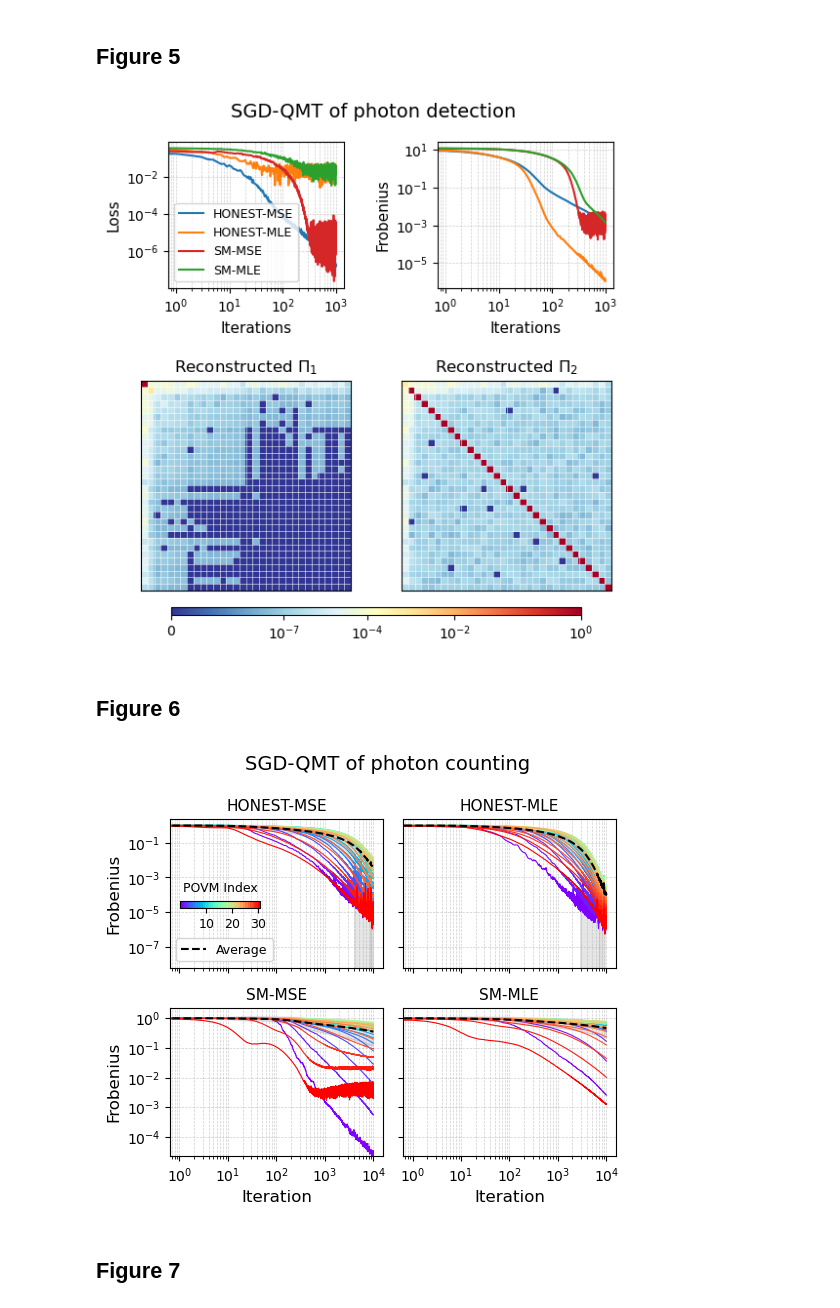
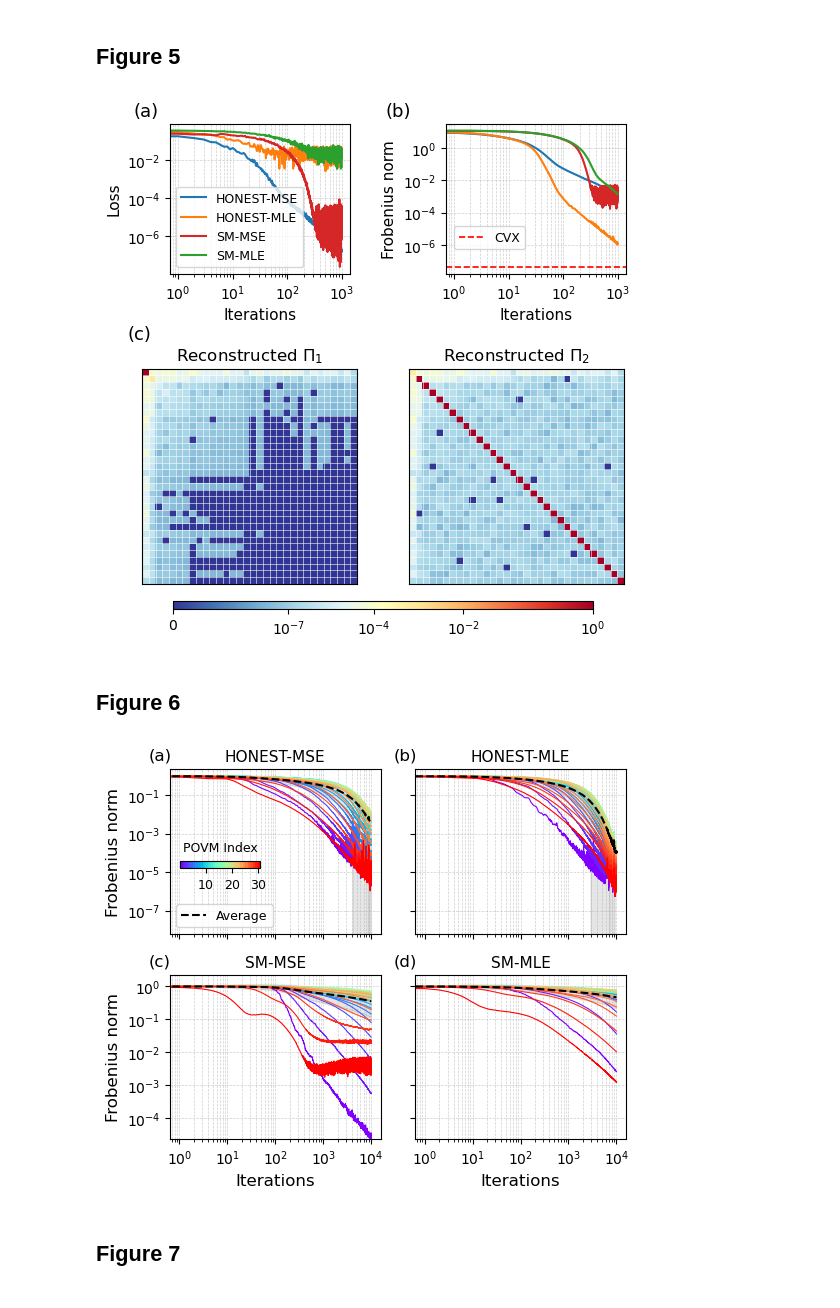
Before and after one commit to agtomo/SGD-QMT, a Jupyter notebook: data_and_paper_plots/PaperPlots.ipynb, the cells around one changed output. Cells and saved outputs as stored; diff of their text form; code cells hidden in the pictures.

```diff
--- a/data_and_paper_plots/PaperPlots.ipynb
+++ b/data_and_paper_plots/PaperPlots.ipynb
@@ -581,6 +649,8 @@ def plot_analysis_with_recon_povms_heatmap(results, recon_povms, m, cmap="copper
 
     # --- Top row: Loss plot ---
     ax1 = fig.add_subplot(2, 2, 1)
+    ax1.text(-0.2, 1.05, "(a)", transform=ax1.transAxes, fontsize=13)
+
     for i, (_, _, _, _, _, losses, method_name, _) in enumerate(results):
         ax1.plot(losses, label=method_name, color=colors[i], linewidth=1.5)
     ax1.set_xlabel("Iterations", fontsize=11)
@@ -593,14 +663,28 @@ def plot_analysis_with_recon_povms_heatmap(results, recon_povms, m, cmap="copper
 
     # --- Top row: Frobenius plot ---
     ax2 = fig.add_subplot(2, 2, 2)
+    ax2.text(1.2, 1.05, "(b)", transform=ax1.transAxes, fontsize=13)
+
     for i, (_, avg_frob, std_frob, _, _, _, method_name, _) in enumerate(results):
         num_steps = len(avg_frob)
         ax2.plot(avg_frob, label=method_name, color=colors[i], linewidth=1.5)
         ax2.fill_between(np.arange(num_steps),
                          avg_frob - std_frob, avg_frob + std_frob,
-                         color=colors[i], alpha=0.2)
+                         color=colors[i], alpha=0.2, label="_nolegend_")
+    # --- Add CVX line ---
+    cvx_line = ax2.axhline(4.469067782508773e-08, color="red", linestyle="--", linewidth=1.2, label="CVX")
+    # --- Legend only for CVX ---
+    # --- Legend ONLY for CVX ---
+    ax2.legend(
+        handles=[cvx_line],
+        labels=["CVX"],
+        loc="lower left",
+        bbox_to_anchor=(0.01, 0.12),
+        fontsize=9,
+        frameon=True)
+
     ax2.set_xlabel("Iterations", fontsize=11)
-    ax2.set_ylabel("Frobenius", fontsize=11)
+    ax2.set_ylabel("Frobenius norm", fontsize=11)
     ax2.set_xscale("log")
     ax2.set_yscale("log")
     ax2.grid(True, which="both", linestyle="--", linewidth=0.5, alpha=0.6)
@@ -627,6 +711,9 @@ def plot_analysis_with_recon_povms_heatmap(results, recon_povms, m, cmap="copper
         ax.set_xticks([])
         ax.set_yticks([])
 
+    # Label (c) for the bottom row
+    fig.text(0.03, 0.42, "(c)", fontsize=13)
+
     # --- Common colorbar ---
     cbar_ax = fig.add_axes([0.105, -0.12, 0.7, 0.015])
     cbar = fig.colorbar(im, cax=cbar_ax, orientation='horizontal')
@@ -642,9 +729,9 @@ def plot_analysis_with_recon_povms_heatmap(results, recon_povms, m, cmap="copper
             tick_labels.append(r"$10^{{{}}}$".format(exponent))
     cbar.set_ticklabels(tick_labels)
 
-    fig.suptitle("SGD-QMT of photon detection", fontsize=14, x=0.45, y=0.93)
-    # plt.savefig("photon_detection_iteration_analysis.pdf",
-    #             format="pdf", dpi=4000, bbox_inches="tight", pad_inches=0.01)
+    # fig.suptitle("SGD-QMT of photon detection", fontsize=14, x=0.45, y=0.93)
+    plt.savefig("photon_detection_iteration_analysis.pdf",
+                format="pdf", dpi=4000, bbox_inches="tight", pad_inches=0.01)
     plt.show()
 
 
@@ -675,7 +762,7 @@ plot_analysis_with_recon_povms_heatmap(loaded_results, recon_povms2, 2, cmap="Rd
                                             heatmap_x_shift=[0.018, 0.463],
                                             heatmap_y_shift=[-0.07, -0.07])
 # %% [output]
-[figure, old version]
+[figure, new version]
 # %% [markdown]
 ## Figure 6
 # %%
@@ -769,7 +856,7 @@ def plot_frobenius_only(results):
     """
     num_methods = len(results)
     rows, cols = 2, 2
-    fig, axs = plt.subplots(rows, cols, figsize=(5.4,4.7))
+    fig, axs = plt.subplots(rows, cols, figsize=(5.5,4.7))
     axs = axs.flatten()
 
     # ---------- Determine y-axis limits for top row ----------
@@ -786,6 +873,8 @@ def plot_frobenius_only(results):
     bottom_values = []
     for idx, (frob_array, avg_frob, std_frob, _, _, _, _) in enumerate(results):
         row, _ = divmod(idx, cols)
+
+
         if row == 1:  # bottom row only
             bottom_values.append(frob_array)
             bottom_values.append(avg_frob - std_frob)
@@ -798,9 +887,17 @@ def plot_frobenius_only(results):
         y_min_bottom, y_max_bottom = None, None
 
     # ---------- Plotting ----------
+    panel_labels = ["(a)", "(b)", "(c)", "(d)"]
     for col, (frob_array, avg_frob, std_frob, _, _, _, method_name) in enumerate(results):
         num_steps, num_povms = frob_array.shape
         ax = axs[col]
+
+        # ---- Add panel label ----
+        ax.text(
+            -0.1, 1.13, panel_labels[col],
+            transform=ax.transAxes,
+            fontsize=12,
+            va="top")
 
         # Colormap
         colors = cm.get_cmap("rainbow", num_povms)
@@ -841,13 +938,13 @@ def plot_frobenius_only(results):
             ax.set_ylabel("")
             ax.set_yticklabels([])
         else:
-            ax.set_ylabel("Frobenius", fontsize=12)
+            ax.set_ylabel("Frobenius norm", fontsize=12)
 
         if row == 0:  # top row → remove x-labels and ticks
             ax.set_xlabel("")
             ax.set_xticklabels([])
         else:
-            ax.set_xlabel("Iteration", fontsize=12)
+            ax.set_xlabel("Iterations", fontsize=12)
 
         # Legend + colorbar only in first subplot
         if col == 0:
@@ -857,36 +954,36 @@ def plot_frobenius_only(results):
             sm = plt.cm.ScalarMappable(cmap=colors, norm=plt.Normalize(vmin=0, vmax=num_povms-1))
             cax = inset_axes(
                 ax,
                 width=0.8,
                 height=0.07,
                 loc="lower left",
                 bbox_to_anchor=(0.05, 0.40),
                 bbox_transform=ax.transAxes,
                 borderpad=0,
             )
             cbar = fig.colorbar(sm, cax=cax, orientation="horizontal")
             cbar.set_label("POVM Index", fontsize=9, labelpad=7)
             cbar.ax.tick_params(labelsize=9, rotation=0)
             cbar.ax.xaxis.set_label_position("top")
             cbar.set_ticks([10, 20, 30])
             cbar.set_ticklabels(["10", "20", "30"])
 
     # Hide unused subplots if < 4 methods
     for i in range(num_methods, rows * cols):
         fig.delaxes(axs[i])
 
 
-    fig.suptitle("SGD-QMT of photon counting", fontsize=14, x=0.55, y=0.99)
+    # fig.suptitle("SGD-QMT of photon counting", fontsize=14, x=0.55, y=0.99)
 
     plt.tight_layout()
-    # plt.savefig("photon_counting.pdf", format="pdf", dpi=4000, bbox_inches="tight", pad_inches=0.01)
+    plt.savefig("photon_counting.pdf", format="pdf", dpi=4000, bbox_inches="tight", pad_inches=0.01)
     plt.show()
 
 # Later: load and plot
 loaded_results = load_results_npz("photon_counting.npz")
 plot_frobenius_only(loaded_results)
 # %% [output]
-[figure, old version]
+[figure, new version]
 # %% [markdown]
 ## Figure 7
 # %%
```
Also changed, not shown: parts of 7 cells of this notebook.
